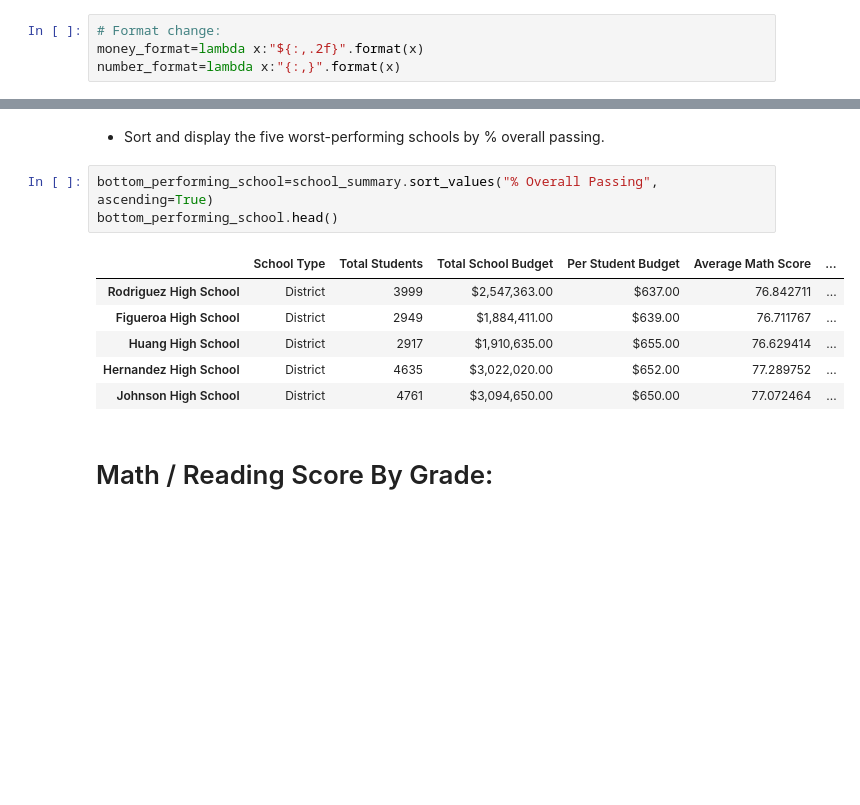
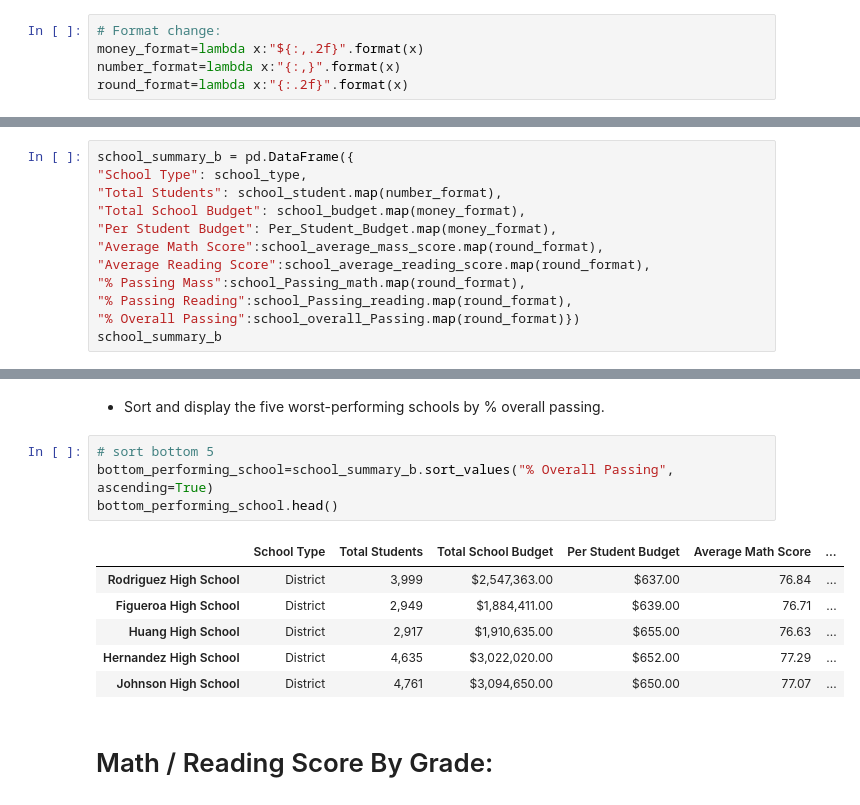
Before and after one commit to theidari/pandas-challenge, a Jupyter notebook: PyCitySchools/Main.ipynb, the cells around one changed output, grey strips where cells are left out. Cells and saved outputs as stored; diff of their text form; blank space fills up the shorter version.

```diff
--- a/PyCitySchools/Main.ipynb
+++ b/PyCitySchools/Main.ipynb
@@ -16,6 +16,7 @@ cwd
 # Format change:
 money_format=lambda x:"${:,.2f}".format(x)
 number_format=lambda x:"{:,}".format(x)
+round_format=lambda x:"{:.2f}".format(x)
 # %%
 # Read School and Student Data File and store into Pandas DataFrames
 school_data = pd. read_csv(school_data_to_load, encoding="ISO-8859-1")
@@ -204,0 +191,12 @@ school_summary
+# %%
+school_summary_b = pd.DataFrame({
+"School Type": school_type,
+"Total Students": school_student.map(number_format),
+"Total School Budget": school_budget.map(money_format),
+"Per Student Budget": Per_Student_Budget.map(money_format),
+"Average Math Score":school_average_mass_score.map(round_format),
+"Average Reading Score":school_average_reading_score.map(round_format),
+"% Passing Mass":school_Passing_math.map(round_format),
+"% Passing Reading":school_Passing_reading.map(round_format),
+"% Overall Passing":school_overall_Passing.map(round_format)})
+school_summary_b
@@ -221,15 +237,16 @@ top_performing_school.head()
 # %% [markdown]
 * Sort and display the five worst-performing schools by % overall passing.
 # %%
-bottom_performing_school=school_summary.sort_values("% Overall Passing", ascending=True)
+# sort bottom 5
+bottom_performing_school=school_summary_b.sort_values("% Overall Passing", ascending=True)
 bottom_performing_school.head()
 # %% [output]
 |  | School Type | Total Students | Total School Budget | Per Student Budget | Average Math Score | ... |
-| Rodriguez High School | District | 3999 | $2,547,363.00 | $637.00 | 76.842711 | ... |
-| Figueroa High School | District | 2949 | $1,884,411.00 | $639.00 | 76.711767 | ... |
-| Huang High School | District | 2917 | $1,910,635.00 | $655.00 | 76.629414 | ... |
-| Hernandez High School | District | 4635 | $3,022,020.00 | $652.00 | 77.289752 | ... |
-| Johnson High School | District | 4761 | $3,094,650.00 | $650.00 | 77.072464 | ... |
+| Rodriguez High School | District | 3,999 | $2,547,363.00 | $637.00 | 76.84 | ... |
+| Figueroa High School | District | 2,949 | $1,884,411.00 | $639.00 | 76.71 | ... |
+| Huang High School | District | 2,917 | $1,910,635.00 | $655.00 | 76.63 | ... |
+| Hernandez High School | District | 4,635 | $3,022,020.00 | $652.00 | 77.29 | ... |
+| Johnson High School | District | 4,761 | $3,094,650.00 | $650.00 | 77.07 | ... |
 # %% [markdown]
 # Math / Reading Score By Grade:
 # %% [markdown]
```
Also changed, not shown: parts of 11 cells of this notebook, 9 other files.
